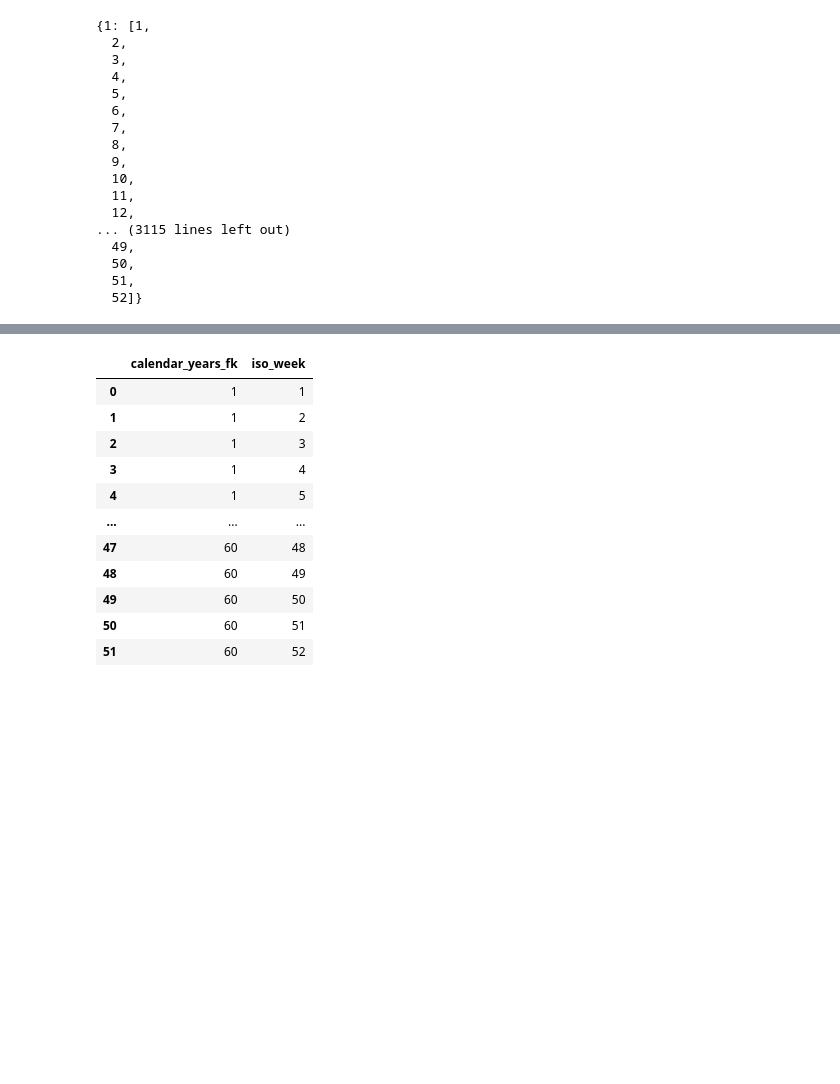
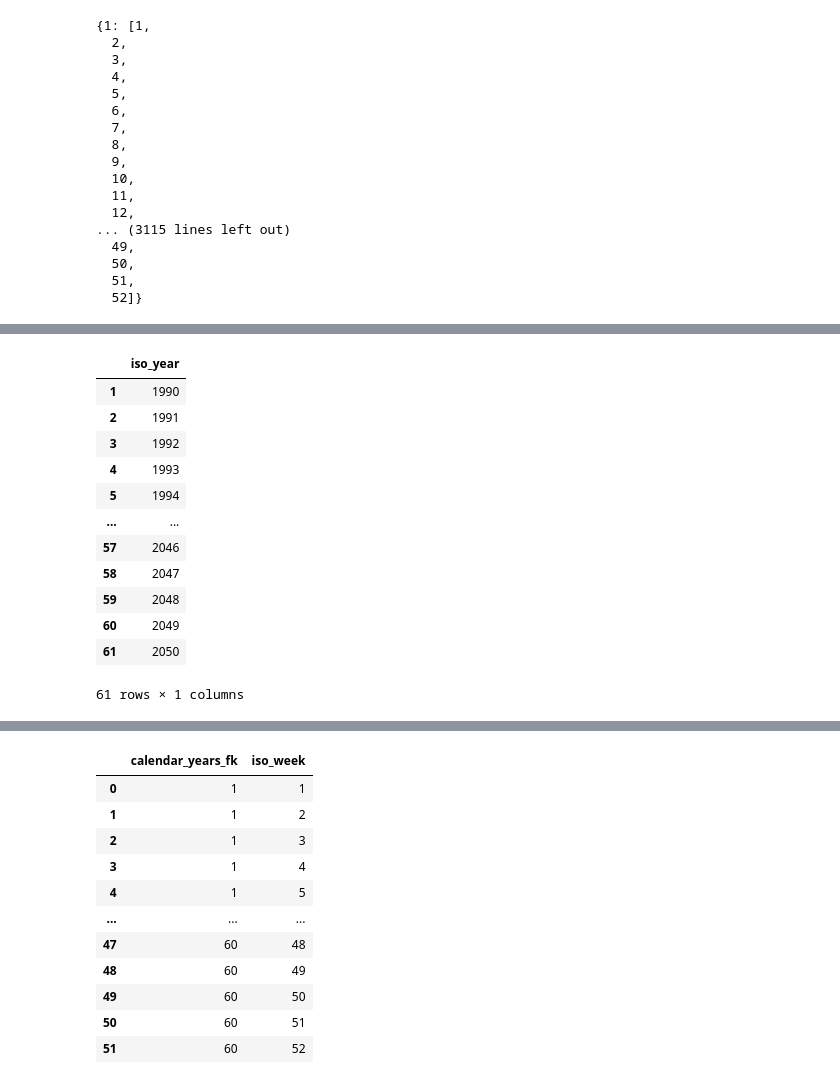
Before and after one commit to dstoecklein/corona-analysis, a Jupyter notebook: notebooks/sqlite_test.ipynb, the cells around one changed output, grey strips where cells are left out. Drawn from its saved outputs; the diff is of its cells as text; code cells hidden in the pictures; blank space fills up the shorter version.

```diff
--- a/notebooks/sqlite_test.ipynb
+++ b/notebooks/sqlite_test.ipynb
@@ -370,0 +449,18 @@ calendar_weeks_dict
+# %%
+df_years = pd.DataFrame(df_date["iso_year"].unique(), columns=["iso_year"])
+df_years.index += 1
+df_years
+# %% [output]
+|  | iso_year |
+| 1 | 1990 |
+| 2 | 1991 |
+| 3 | 1992 |
+| 4 | 1993 |
+| 5 | 1994 |
+| ... | ... |
+| 57 | 2046 |
+| 58 | 2047 |
+| 59 | 2048 |
+| 60 | 2049 |
+| 61 | 2050 |
+61 rows × 1 columns
```
Also changed, not shown: parts of 25 cells of this notebook, 3 other files.
